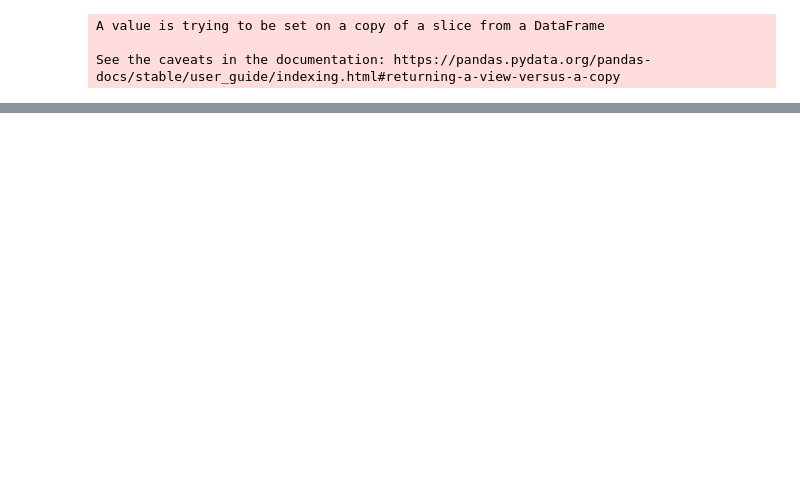
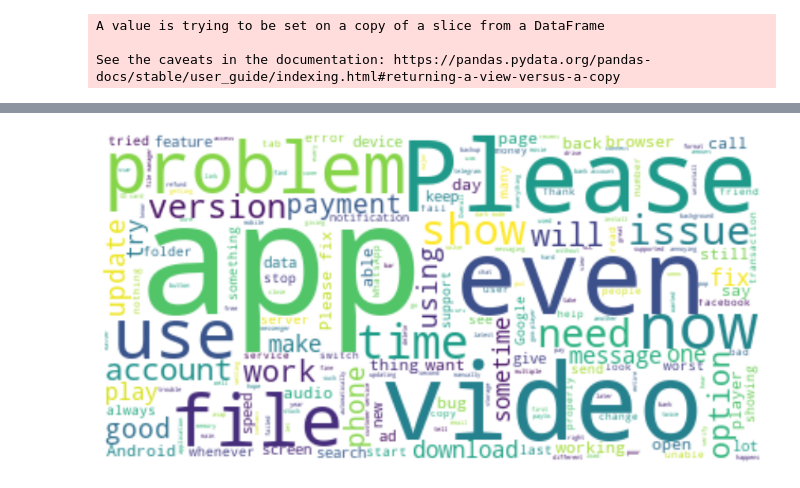
Before and after one commit to juman-j/NLP_text_classification, a Jupyter notebook: seminarni_prace_final.ipynb, the cells around one changed output, grey strips where cells are left out. Drawn from its saved outputs; the diff is of its cells as text; code cells hidden in the pictures; blank space fills up the shorter version.

```diff
--- a/seminarni_prace_final.ipynb
+++ b/seminarni_prace_final.ipynb
@@ -396,0 +544,12 @@ short_dataset.head(3)
+# %%
+wordcloud_data = select_reviews(sentiment = "negative", category = "interface")
+
+text = " ".join(i for i in wordcloud_data.content)
+stopwords = set(STOPWORDS)
+wordcloud = WordCloud(stopwords=stopwords, background_color="white").generate(text)
+plt.figure( figsize=(15,10))
+plt.imshow(wordcloud, interpolation='bilinear')
+plt.axis("off")
+plt.show()
+# %% [output]
+[figure, added]
```
Also changed, not shown: parts of 25 cells of this notebook, 5 other files.
